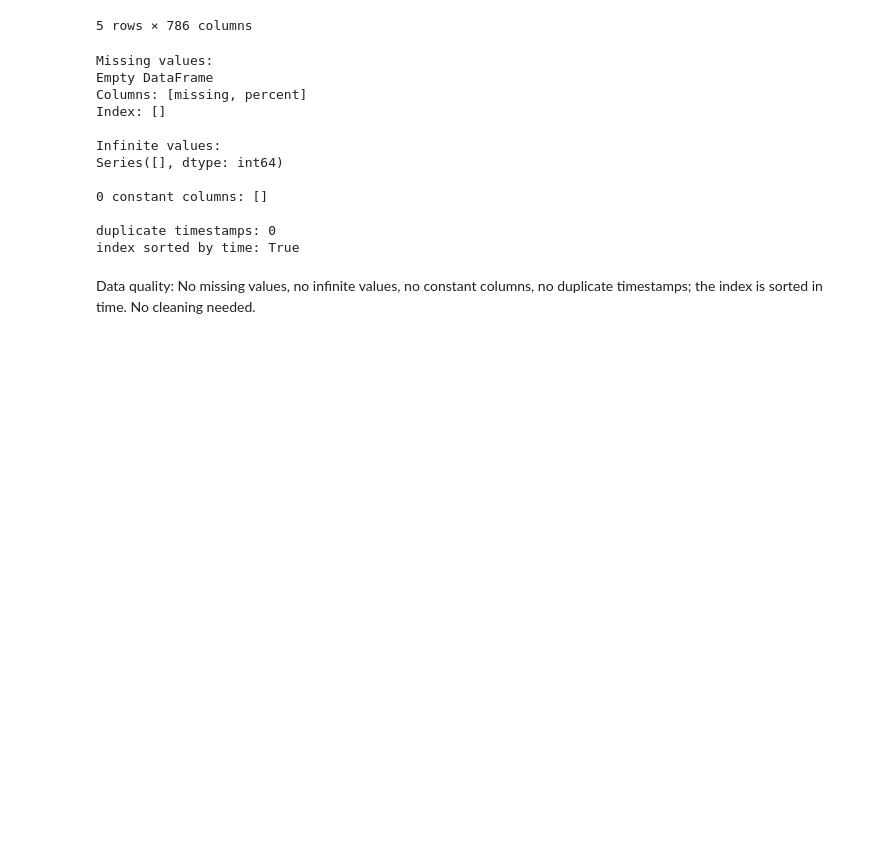
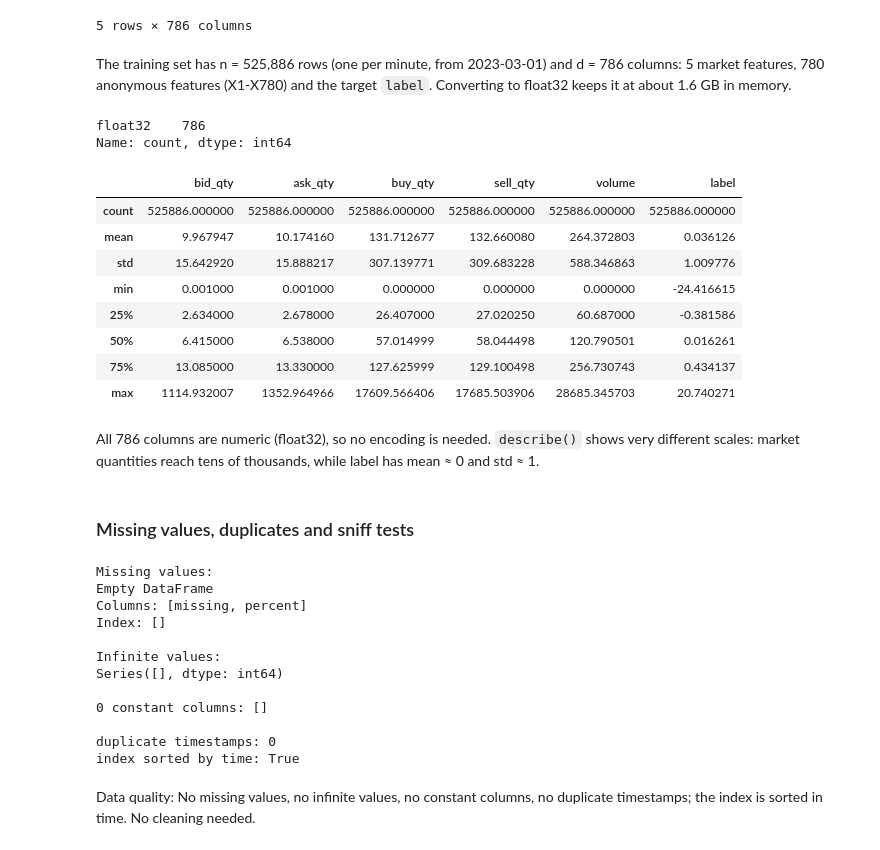
Before and after one commit to Mustafa-karcak/GROUP56_CENG313, a Jupyter notebook: assignment1_eda_baseline.ipynb, the cells around one changed output. Cells and saved outputs as stored; diff of their text form; code cells hidden in the pictures; blank space fills up the shorter version.

```diff
--- a/assignment1_eda_baseline.ipynb
+++ b/assignment1_eda_baseline.ipynb
@@ -83,6 +74,27 @@ DatetimeIndex(['2023-03-01 00:00:00', '2023-03-01 00:01:00',
 | 2023-03-01 00:03:00 | 4.865000 | 21.016001 | 335.742004 | 124.962997 | 460.704987 | 0.099976 | -0.666728 | -0.123858 | 0.019197 | 0.014459 | ... | ... |
 | 2023-03-01 00:04:00 | 27.158001 | 3.451000 | 98.411003 | 44.407001 | 142.817993 | 0.270893 | -0.325973 | 0.116336 | 0.234311 | 0.214073 | ... | ... |
 5 rows × 786 columns
+# %% [markdown]
+The training set has n = 525,886 rows (one per minute, from 2023-03-01) and d = 786 columns: 5 market features, 780 anonymous features (X1-X780) and the target `label`. Converting to float32 keeps it at about 1.6 GB in memory.
+# %%
+print(train.dtypes.value_counts())
+train[data.MARKET_COLS + ['label']].describe()
+# %% [output]
+float32    786
+Name: count, dtype: int64
+|  | bid_qty | ask_qty | buy_qty | sell_qty | volume | label |
+| count | 525886.000000 | 525886.000000 | 525886.000000 | 525886.000000 | 525886.000000 | 525886.000000 |
+| mean | 9.967947 | 10.174160 | 131.712677 | 132.660080 | 264.372803 | 0.036126 |
+| std | 15.642920 | 15.888217 | 307.139771 | 309.683228 | 588.346863 | 1.009776 |
+| min | 0.001000 | 0.001000 | 0.000000 | 0.000000 | 0.000000 | -24.416615 |
+| 25% | 2.634000 | 2.678000 | 26.407000 | 27.020250 | 60.687000 | -0.381586 |
+| 50% | 6.415000 | 6.538000 | 57.014999 | 58.044498 | 120.790501 | 0.016261 |
+| 75% | 13.085000 | 13.330000 | 127.625999 | 129.100498 | 256.730743 | 0.434137 |
+| max | 1114.932007 | 1352.964966 | 17609.566406 | 17685.503906 | 28685.345703 | 20.740271 |
+# %% [markdown]
+All 786 columns are numeric (float32), so no encoding is needed. `describe()` shows very different scales: market quantities reach tens of thousands, while label has mean ≈ 0 and std ≈ 1.
+# %% [markdown]
+### Missing values, duplicates and sniff tests
 # %%
 print("Missing values:")
 print(utils.missing_report(train).head(20))
```
Also changed, not shown: parts of 18 cells of this notebook.
